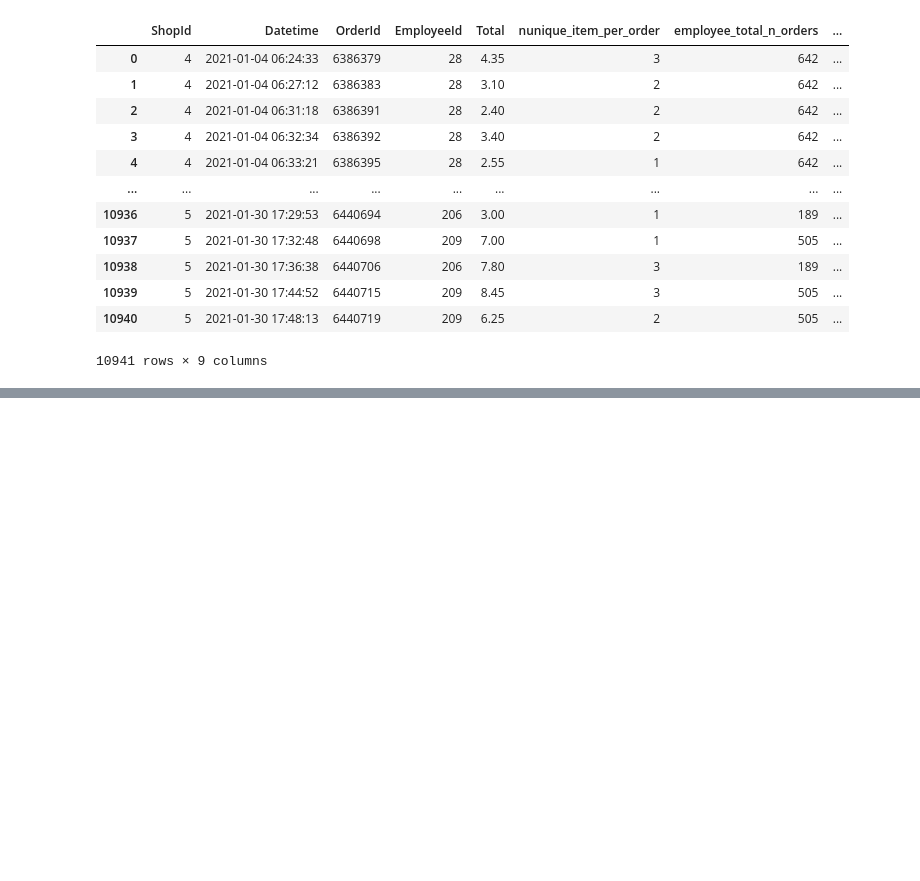
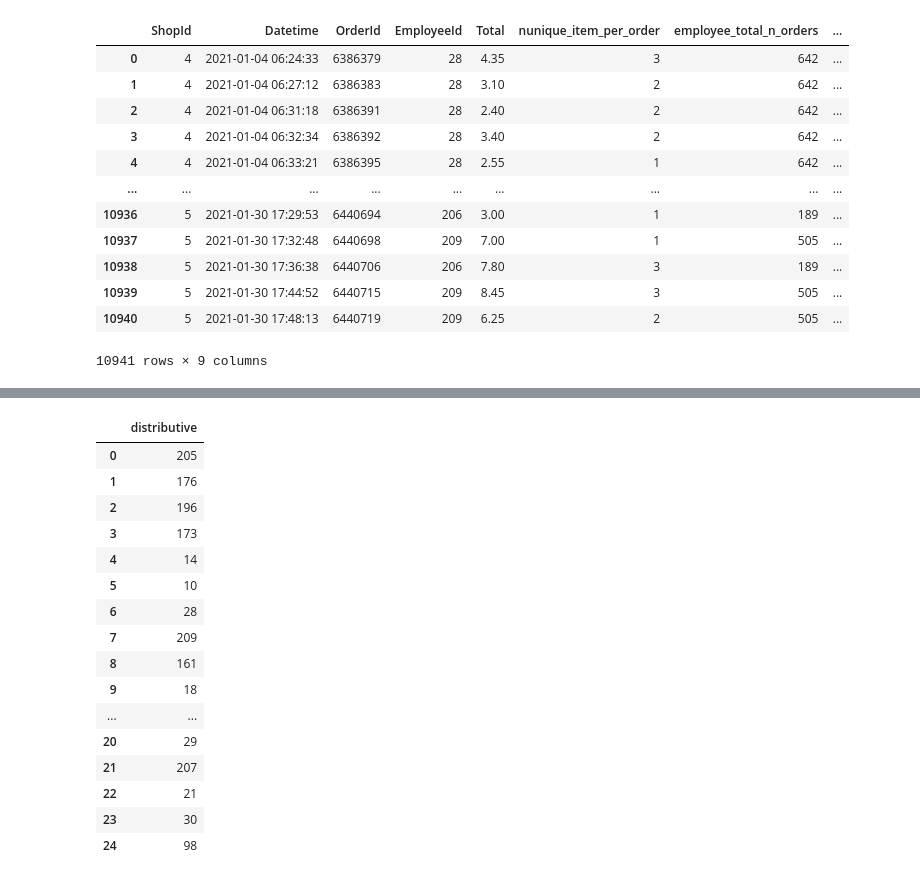
Before and after one commit to VYelisieievV/iasa-ierarh-systems, a Jupyter notebook: lab1-2_pris.ipynb, the cells around one changed output, grey strips where cells are left out. Drawn from its saved outputs; the diff is of its cells as text; code cells hidden in the pictures; blank space fills up the shorter version.

```diff
--- a/lab1-2_pris.ipynb
+++ b/lab1-2_pris.ipynb
@@ -440,3 +105,66 @@ EmployeeId
+# %%
+def get_Employee_weights(rankets, local_weights, aggregation_method, order=True):
+
+    rankets_inv = rankets.applymap(lambda x: 1.0 / x) if order else rankets
+    rankets_inv_normalized = rankets_inv.divide(rankets_inv.sum(axis=1), axis=0)
+
+    if aggregation_method == "distributive":
+
+        rankets_inv_normalized_weighted = rankets_inv_normalized.multiply(
+            local_weights, axis=1
+        )
+        result = rankets_inv_normalized_weighted.sum(axis=1)
+        result_norm = (result / result.sum()).sort_values(ascending=False)
+
+    elif aggregation_method == "min":
+
+        rankets_inv_normalized_weighted = rankets_inv_normalized.multiply(
+            local_weights, axis=1
+        )
+        result = rankets_inv_normalized_weighted.min(axis=1)
+        result_norm = (result / result.sum()).sort_values(ascending=False)
+
+    elif aggregation_method == "geom":
+
+        rankets_inv_normalized_weighted = rankets_inv_normalized.pow(
+            local_weights, axis=1
+        )
+        result = rankets_inv_normalized_weighted.prod(axis=1)
+        result_norm = (result / result.sum()).sort_values(ascending=False)
+
+    elif aggregation_method == "ideal_point":
+
+        rankets_inv_normalized_weighted = rankets_inv_normalized.divide(
+            rankets_inv_normalized.max(axis=1), axis=0
+        )
+        result = rankets_inv_normalized_weighted.sum(axis=1)
+        result_norm = (result / result.sum()).sort_values(ascending=False)
+
+    return result_norm
+
+methods = ('distributive', 'ideal_point', 'geom', 'min')
+Employee_ranked = pd.concat([pd.Series(get_Employee_weights(rankets, local_weights, method).index) \
+           for method in methods], axis=1)
+Employee_ranked.columns = methods
+Employee_ranked[['distributive']]
+# %% [output]
+|  | distributive |
+| 0 | 205 |
+| 1 | 176 |
+| 2 | 196 |
+| 3 | 173 |
+| 4 | 14 |
+| 5 | 10 |
+| 6 | 28 |
+| 7 | 209 |
+| 8 | 161 |
+| 9 | 18 |
+| ... | ... |
+| 20 | 29 |
+| 21 | 207 |
+| 22 | 21 |
+| 23 | 30 |
+| 24 | 98 |
 # %%
 test = (
     Employee_stats_ranked.reset_index()
```
Also changed, not shown: parts of 17 cells of this notebook.
